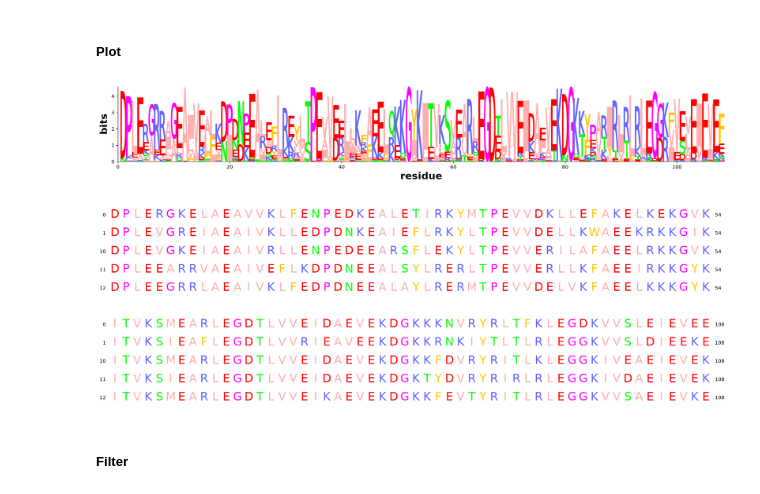
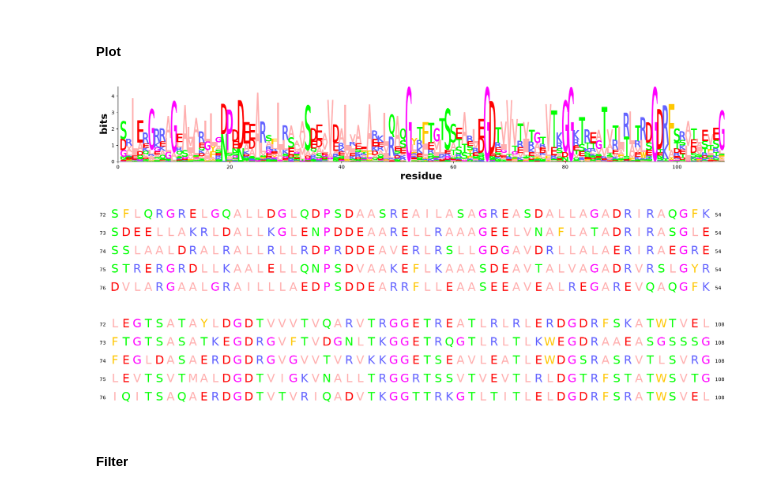
Before and after one commit to geanhu/rotation-su26-kortemme-lab, a Jupyter notebook: notebooks/multi-state-design.ipynb, the cells around one changed output. Cells and saved outputs as stored; diff of their text form; code cells hidden in the pictures.

```diff
--- a/notebooks/multi-state-design.ipynb
+++ b/notebooks/multi-state-design.ipynb
@@ -67,10 +67,10 @@ def plot_seqs(df, structure_name, start=0, show_seqs=5, scheme='zappo'):
     fig.tight_layout()
     plt.show()
 # %%
-plot_seqs(dfs[temp], '5KPE')
+plot_seqs(dfs['0.3'], '5KPE')
 # %% [output]
-[figure, old version]
+[figure, new version]
-[figure, old version]
+[figure, new version]
 # %% [markdown]
 ##### Filter
 # %%
```
Also changed, not shown: parts of 6 cells of this notebook, 9 other files.
